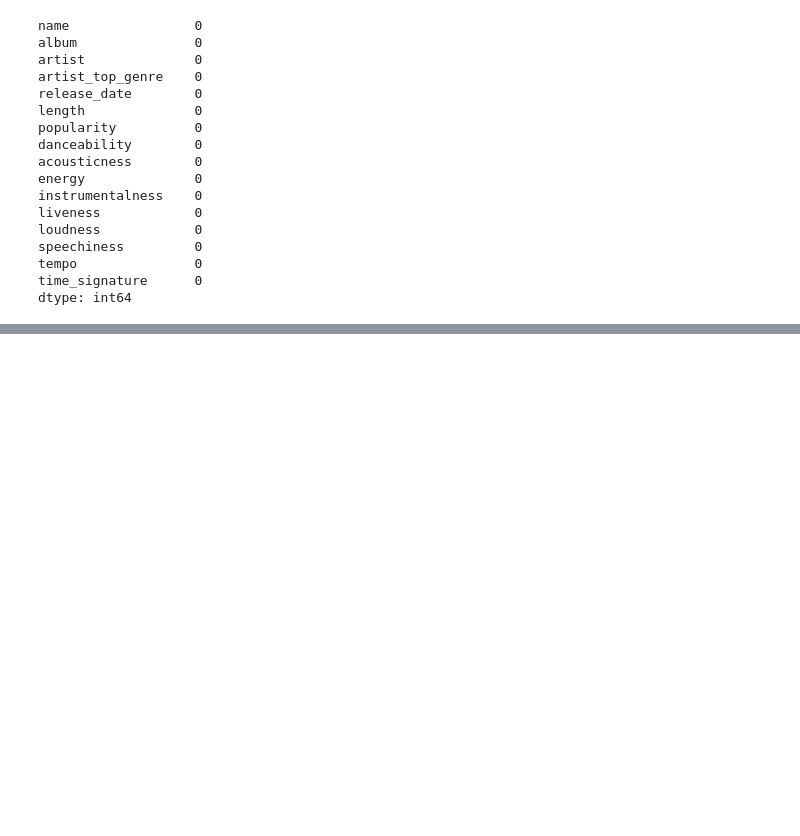
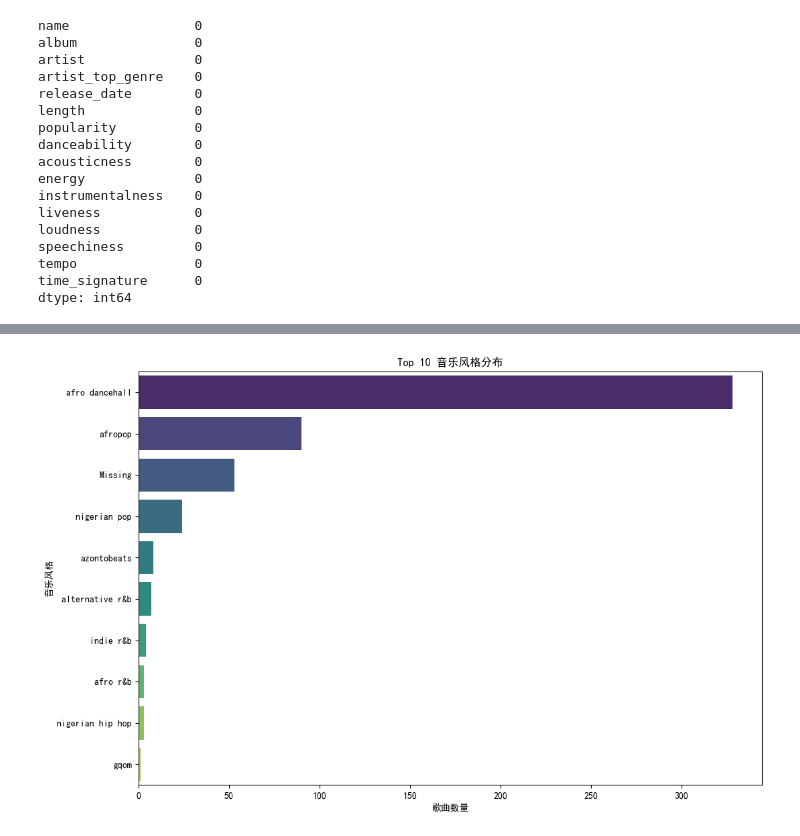
Before and after one commit to chenwenhao2025/xxqzy1, a Jupyter notebook: xxqdm1.1.ipynb, the cells around one changed output, grey strips where cells are left out. Saved outputs shown, nothing was run; the diff lists cells and outputs as text; code cells hidden in the pictures; blank space fills up the shorter version.

```diff
--- a/xxqdm1.1.ipynb
+++ b/xxqdm1.1.ipynb
@@ -118,0 +114,11 @@ findfont: Generic family 'sans-serif' not found because none of the following fa
+# %%
+# 音乐风格分析
+top_genres = df['音乐风格'].value_counts().head(10)
+plt.figure(figsize=(12, 8))
+sns.barplot(x=top_genres.values, y=top_genres.index, palette='viridis')
+plt.title('Top 10 音乐风格分布')
+plt.xlabel('歌曲数量')
+plt.ylabel('音乐风格')
+plt.show()
+# %% [output]
+[figure, added]
```
Also changed, not shown: parts of 6 cells of this notebook.
